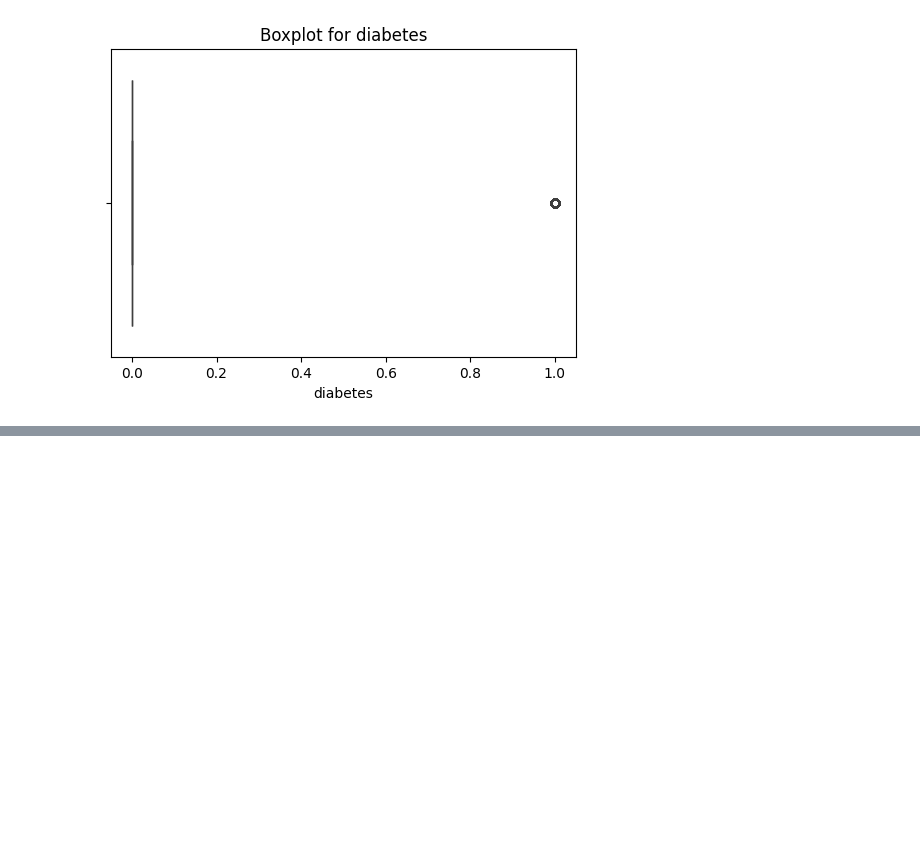
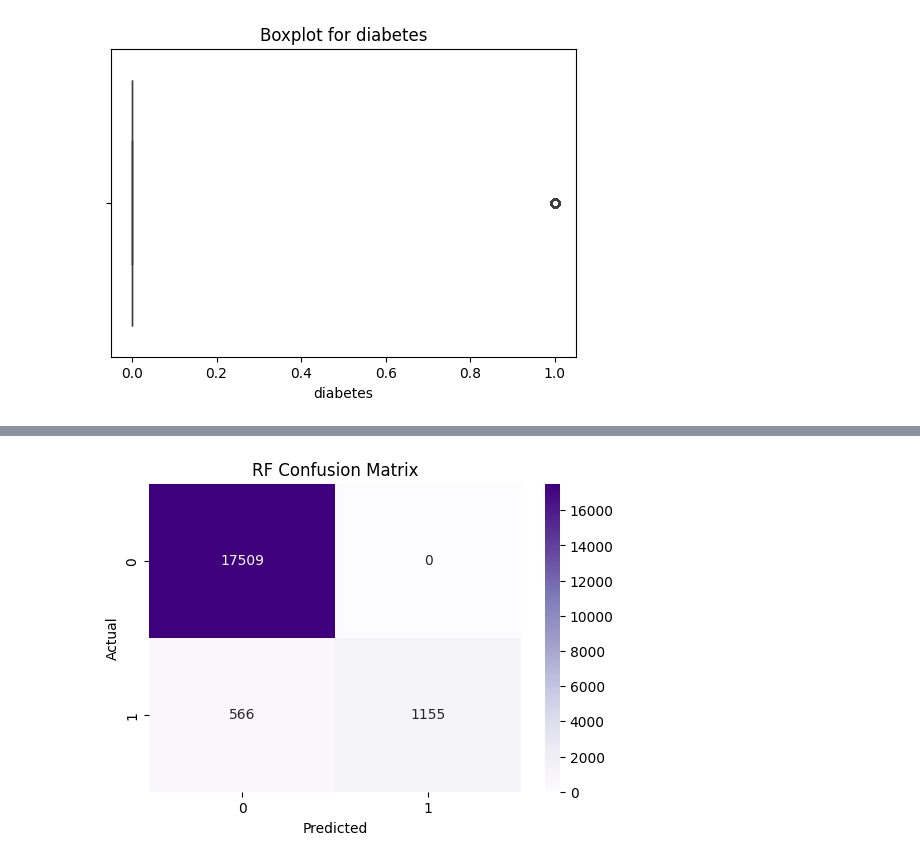
Before and after one commit to kzeen/diaguard, a Jupyter notebook: ml/notebooks/diabetes_model_training.ipynb, the cells around one changed output, grey strips where cells are left out. Cells and saved outputs as stored; diff of their text form; code cells hidden in the pictures; blank space fills up the shorter version.

Commit message:
Complete Random Forest training with mid recall

```diff
--- a/ml/notebooks/diabetes_model_training.ipynb
+++ b/ml/notebooks/diabetes_model_training.ipynb
@@ -148,0 +177,6 @@ Scaled training data (first row): [-0.30198025 -0.2889759  -0.20548047  0.624050
+# %%
+X_train_rs = np.clip(X_train_rs, -5, 5)
+X_test_rs = np.clip(X_test_rs, -5, 5)
+
+print("Max value after clipping:", np.max(X_train_rs))
+print("Min value after clipping:", np.min(X_train_rs))
@@ -163,0 +212,8 @@ for col in numerical_cols:
+# %%
+rf = RandomForestClassifier(
+    n_estimators=100,
+    max_depth=5,
+    random_state=42
+)
+
+rf.fit(X_train_rs, y_train)
@@ -163,0 +222,14 @@ for col in numerical_cols:
+# %%
+y_pred_rf  = rf.predict(X_test_rs)
+y_proba_rf = rf.predict_proba(X_test_rs)[:, 1]
+# %%
+print(classification_report(y_test, y_pred_rf))
+
+cm_rf = confusion_matrix(y_test, y_pred_rf)
+print("Confusion Matrix:\n", cm_rf)
+
+acc  = accuracy_score(y_test, y_pred_rf)
+roc  = roc_auc_score(y_test, y_proba_rf)
+
+print("Accuracy: ", round(acc, 4))
+print("ROC-AUC:  ", round(roc, 4))
@@ -163,0 +251,9 @@ for col in numerical_cols:
+# %%
+plt.figure(figsize=(6,4))
+sns.heatmap(cm_rf, annot=True, fmt='d', cmap='Purples')
+plt.title("RF Confusion Matrix")
+plt.xlabel("Predicted")
+plt.ylabel("Actual")
+plt.show()
+# %% [output]
+[figure, added]
```
Also changed, not shown: parts of 12 cells of this notebook.
